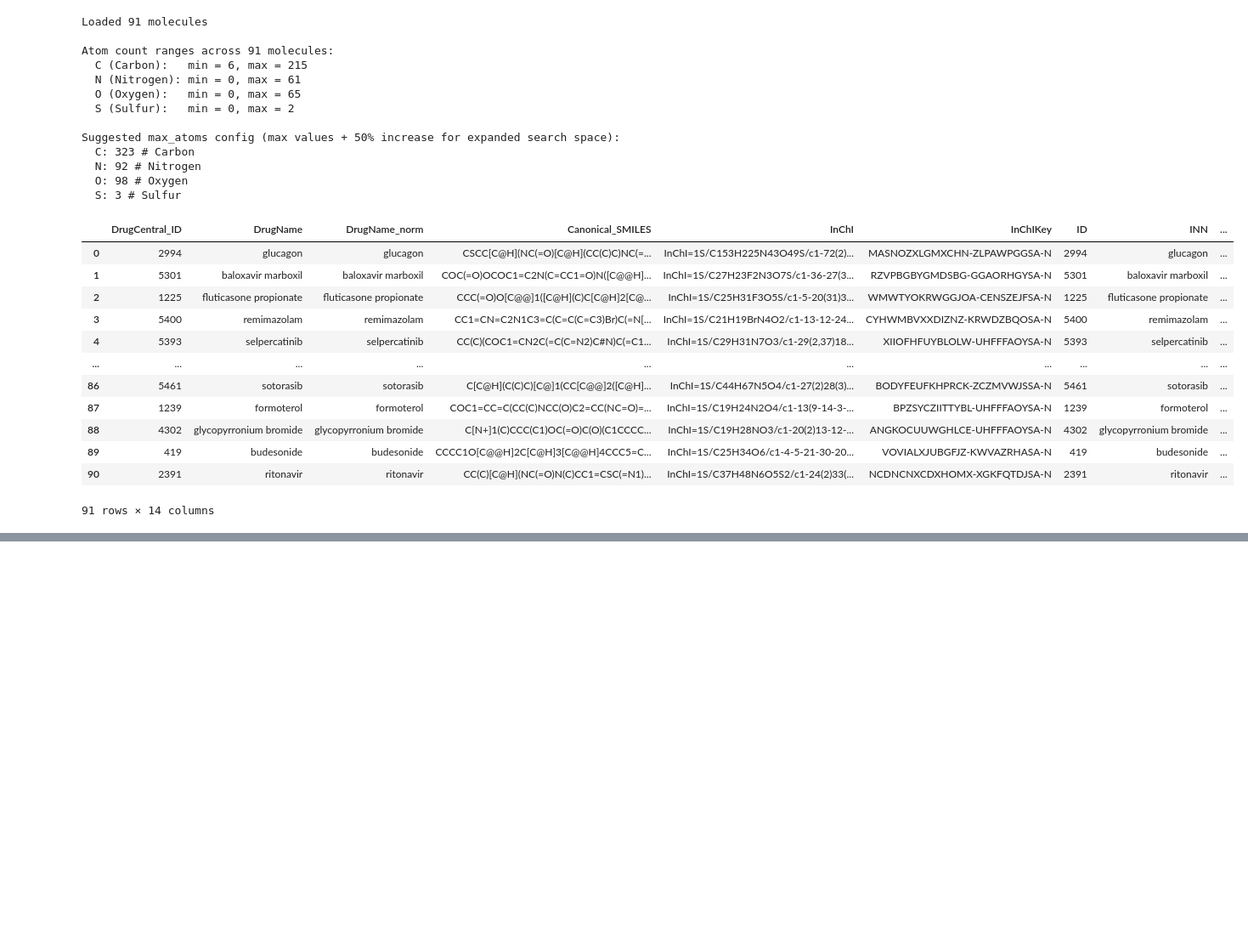
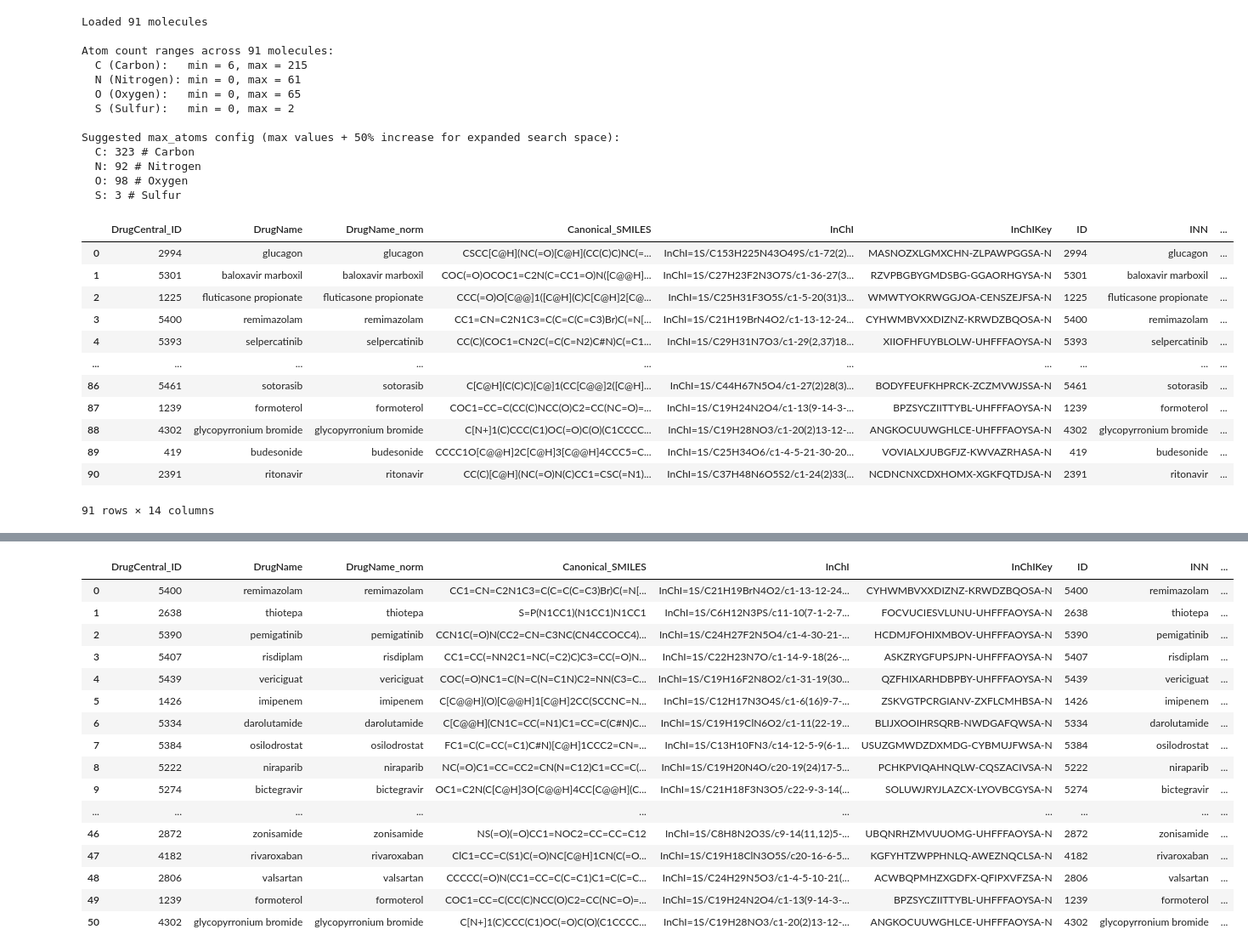
Before and after one commit to soumyadeepghosh35/doranet, a Jupyter notebook: scripts/DrugCentral/prepareConfig.ipynb, the cells around one changed output, grey strips where cells are left out. Shown at 85% size. Drawn from its saved outputs; the diff is of its cells as text; code cells hidden in the pictures; blank space fills up the shorter version.

```diff
--- a/scripts/DrugCentral/prepareConfig.ipynb
+++ b/scripts/DrugCentral/prepareConfig.ipynb
@@ -512,0 +515,81 @@ Suggested max_atoms config (max values + 50% increase for expanded search space)
+# %%
+from rdkit import Chem
+from rdkit.Chem import rdMolDescriptors
+from collections import Counter
+import pandas as pd
+import numpy as np
+
+# Read the CSV file
+startersDF = pd.read_csv("ApprovedDrugCentral_SMILES.csv")
+print(f"Loaded {len(startersDF)} molecules")
+
+# Count atoms for each molecule
+atomCounts = []
+
+for smi in startersDF['Canonical_SMILES']:
+    mol = Chem.MolFromSmiles(smi)
+    if mol is None:
+        atomCounts.append({'C': 0, 'N': 0, 'O': 0, 'S': 0})
+        continue
+
+    atomCounter = Counter(atom.GetSymbol() for atom in mol.GetAtoms())
+    atomCounts.append({
+        'C': atomCounter.get('C', 0),
+        'N': atomCounter.get('N', 0),
+        'O': atomCounter.get('O', 0),
+        'S': atomCounter.get('S', 0)
+    })
+
+atomCountsDf = pd.DataFrame(atomCounts)
+startersDF = pd.concat([startersDF, atomCountsDf], axis=1)
+
+# Print atom count ranges for all molecules
+print(f"\nAtom count ranges across {len(startersDF)} molecules:")
+print(f"  C (Carbon):   min = {startersDF['C'].min()}, max = {startersDF['C'].max()}")
+print(f"  N (Nitrogen): min = {startersDF['N'].min()}, max = {startersDF['N'].max()}")
+print(f"  O (Oxygen):   min = {startersDF['O'].min()}, max = {startersDF['O'].max()}")
+print(f"  S (Sulfur):   min = {startersDF['S'].min()}, max = {startersDF['S'].max()}")
+
+# Filter: all atom counts must be less than 50
+atomLimit = 25
+startersDF_short = startersDF[
+    (startersDF['C'] < atomLimit) &
+    (startersDF['N'] < atomLimit) &
+    (startersDF['O'] < atomLimit) &
+    (startersDF['S'] < atomLimit)
+].copy().reset_index(drop=True)
+
+removedCount = len(startersDF) - len(startersDF_short)
+print(f"\nFiltering to molecules with C, N, O, S each < {atomLimit}:")
+print(f"  Before: {len(startersDF)}")
+print(f"  After:  {len(startersDF_short)}")
+print(f"  Removed: {removedCount} ({removedCount/len(startersDF)*100:.2f}%)")
+
+# Print atom count ranges for filtered molecules
+print(f"\nAtom count ranges after filtering ({len(startersDF_short)} molecules):")
+print(f"  C (Carbon):   min = {startersDF_short['C'].min()}, max = {startersDF_short['C'].max()}")
+print(f"  N (Nitrogen): min = {startersDF_short['N'].min()}, max = {startersDF_short['N'].max()}")
+print(f"  O (Oxygen):   min = {startersDF_short['O'].min()}, max = {startersDF_short['O'].max()}")
+print(f"  S (Sulfur):   min = {startersDF_short['S'].min()}, max = {startersDF_short['S'].max()}")
+
+# Print suggested max_atoms config based on filtered molecules
+maxC = startersDF_short['C'].max()
+maxN = startersDF_short['N'].max()
+maxO = startersDF_short['O'].max()
+maxS = startersDF_short['S'].max()
+
+print(f"\nSuggested max_atoms config (max values + 50% increase for expanded search space):")
+print(f"  C: {int(np.ceil(maxC * 1.5))}   # Carbon (max in data: {maxC})")
+print(f"  N: {int(np.ceil(maxN * 1.5))}   # Nitrogen (max in data: {maxN})")
+print(f"  O: {int(np.ceil(maxO * 1.5))}   # Oxygen (max in data: {maxO})")
+print(f"  S: {int(np.ceil(maxS * 1.5))}   # Sulfur (max in data: {maxS})")
+
+# Drop atom count columns before saving
+startersDF_short = startersDF_short.drop(columns=['C', 'N', 'O', 'S'])
+
+# Save filtered CSV
+startersDF_short.to_csv("ApprovedDrugCentral_SMILES_short.csv", index=False)
+print(f"\nSaved {len(startersDF_short)} molecules to drugBankDrugDataDF_wSMILES_short.csv")
+
+startersDF_short
+# %% [output]
@@ -512,0 +613,17 @@ Suggested max_atoms config (max values + 50% increase for expanded search space)
+|  | DrugCentral_ID | DrugName | DrugName_norm | Canonical_SMILES | InChI | InChIKey | ID | INN | ... |
+| 0 | 5400 | remimazolam | remimazolam | CC1=CN=C2N1C3=C(C=C(C=C3)Br)C(=N[... | InChI=1S/C21H19BrN4O2/c1-13-12-24... | CYHWMBVXXDIZNZ-KRWDZBQOSA-N | 5400 | remimazolam | ... |
+| 1 | 2638 | thiotepa | thiotepa | S=P(N1CC1)(N1CC1)N1CC1 | InChI=1S/C6H12N3PS/c11-10(7-1-2-7... | FOCVUCIESVLUNU-UHFFFAOYSA-N | 2638 | thiotepa | ... |
+| 2 | 5390 | pemigatinib | pemigatinib | CCN1C(=O)N(CC2=CN=C3NC(CN4CCOCC4)... | InChI=1S/C24H27F2N5O4/c1-4-30-21-... | HCDMJFOHIXMBOV-UHFFFAOYSA-N | 5390 | pemigatinib | ... |
+| 3 | 5407 | risdiplam | risdiplam | CC1=CC(=NN2C1=NC(=C2)C)C3=CC(=O)N... | InChI=1S/C22H23N7O/c1-14-9-18(26-... | ASKZRYGFUPSJPN-UHFFFAOYSA-N | 5407 | risdiplam | ... |
+| 4 | 5439 | vericiguat | vericiguat | COC(=O)NC1=C(N=C(N=C1N)C2=NN(C3=C... | InChI=1S/C19H16F2N8O2/c1-31-19(30... | QZFHIXARHDBPBY-UHFFFAOYSA-N | 5439 | vericiguat | ... |
+| 5 | 1426 | imipenem | imipenem | C[C@@H](O)[C@@H]1[C@H]2CC(SCCNC=N... | InChI=1S/C12H17N3O4S/c1-6(16)9-7-... | ZSKVGTPCRGIANV-ZXFLCMHBSA-N | 1426 | imipenem | ... |
+| 6 | 5334 | darolutamide | darolutamide | C[C@@H](CN1C=CC(=N1)C1=CC=C(C#N)C... | InChI=1S/C19H19ClN6O2/c1-11(22-19... | BLIJXOOIHRSQRB-NWDGAFQWSA-N | 5334 | darolutamide | ... |
+| 7 | 5384 | osilodrostat | osilodrostat | FC1=C(C=CC(=C1)C#N)[C@H]1CCC2=CN=... | InChI=1S/C13H10FN3/c14-12-5-9(6-1... | USUZGMWDZDXMDG-CYBMUJFWSA-N | 5384 | osilodrostat | ... |
+| 8 | 5222 | niraparib | niraparib | NC(=O)C1=CC=CC2=CN(N=C12)C1=CC=C(... | InChI=1S/C19H20N4O/c20-19(24)17-5... | PCHKPVIQAHNQLW-CQSZACIVSA-N | 5222 | niraparib | ... |
+| 9 | 5274 | bictegravir | bictegravir | OC1=C2N(C[C@H]3O[C@@H]4CC[C@@H](C... | InChI=1S/C21H18F3N3O5/c22-9-3-14(... | SOLUWJRYJLAZCX-LYOVBCGYSA-N | 5274 | bictegravir | ... |
+| ... | ... | ... | ... | ... | ... | ... | ... | ... | ... |
+| 46 | 2872 | zonisamide | zonisamide | NS(=O)(=O)CC1=NOC2=CC=CC=C12 | InChI=1S/C8H8N2O3S/c9-14(11,12)5-... | UBQNRHZMVUUOMG-UHFFFAOYSA-N | 2872 | zonisamide | ... |
+| 47 | 4182 | rivaroxaban | rivaroxaban | ClC1=CC=C(S1)C(=O)NC[C@H]1CN(C(=O... | InChI=1S/C19H18ClN3O5S/c20-16-6-5... | KGFYHTZWPPHNLQ-AWEZNQCLSA-N | 4182 | rivaroxaban | ... |
+| 48 | 2806 | valsartan | valsartan | CCCCC(=O)N(CC1=CC=C(C=C1)C1=C(C=C... | InChI=1S/C24H29N5O3/c1-4-5-10-21(... | ACWBQPMHZXGDFX-QFIPXVFZSA-N | 2806 | valsartan | ... |
+| 49 | 1239 | formoterol | formoterol | COC1=CC=C(CC(C)NCC(O)C2=CC(NC=O)=... | InChI=1S/C19H24N2O4/c1-13(9-14-3-... | BPZSYCZIITTYBL-UHFFFAOYSA-N | 1239 | formoterol | ... |
+| 50 | 4302 | glycopyrronium bromide | glycopyrronium bromide | C[N+]1(C)CCC(C1)OC(=O)C(O)(C1CCCC... | InChI=1S/C19H28NO3/c1-20(2)13-12-... | ANGKOCUUWGHLCE-UHFFFAOYSA-N | 4302 | glycopyrronium bromide | ... |
```
Also changed, not shown: parts of 2 cells of this notebook, 12 other files.
